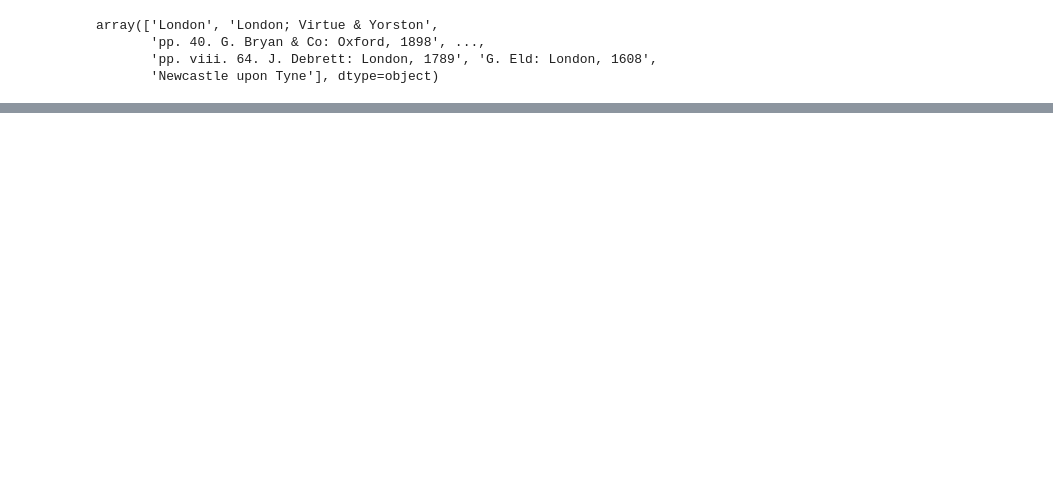
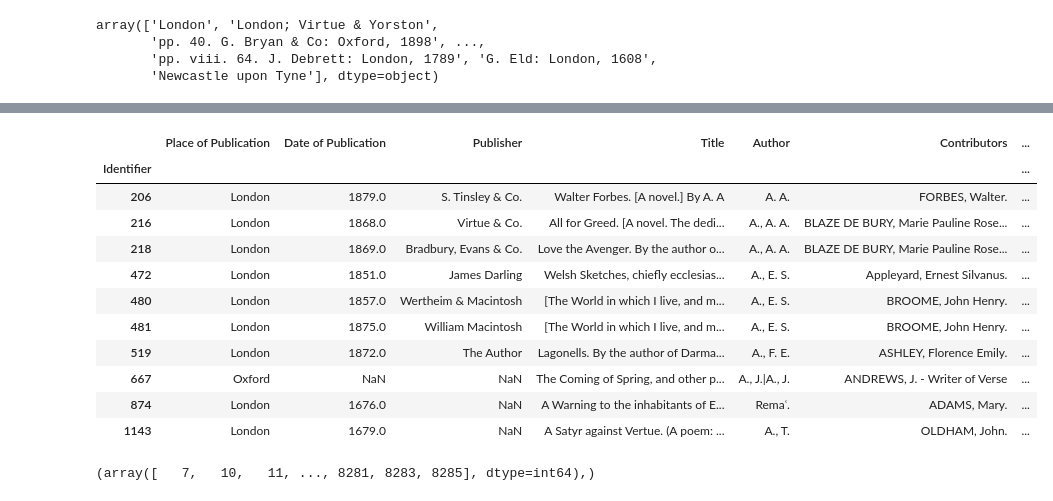
Before and after one commit to vijaypatha/02_ScientificStack_0719, a Jupyter notebook: Data_Cleaning/Project1/Pythonic Data Cleaning With Pandas and NumPy.ipynb, the cells around one changed output, grey strips where cells are left out. Saved outputs shown, nothing was run; the diff lists cells and outputs as text; code cells hidden in the pictures; blank space fills up the shorter version.

Commit message:
np.where

```diff
--- a/Data_Cleaning/Project1/Pythonic Data Cleaning With Pandas and NumPy.ipynb
+++ b/Data_Cleaning/Project1/Pythonic Data Cleaning With Pandas and NumPy.ipynb
@@ -175,3 +201,7 @@ array(['London', 'London; Virtue & Yorston',
        'pp. 40. G. Bryan & Co: Oxford, 1898', ...,
        'pp. viii. 64. J. Debrett: London, 1789', 'G. Eld: London, 1608',
        'Newcastle upon Tyne'], dtype=object)
+# %%
+pub = df['Place of Publication']
+london = pub.str.contains('London')
+london[:10]
@@ -177,0 +221,3 @@ array(['London', 'London; Virtue & Yorston',
+# %%
+oxford = pub.str.contains('Oxford')
+oxford[0:10]
@@ -187,4 +248,6 @@ np.where(condition1, x1,
 # %%
-df['Place of Publication'] = np.where(london,'London',np.where(oxford, 'Oxford'))
-dfdf['Place of Publication']
+df['Place of Publication'] = np.where(london, 'London',
+                                      np.where(oxford, 'Oxford',
+                                               pub.str.replace('-', ' ')))
+df['Place of Publication'].head(15)
 # %% [output]
@@ -191,0 +271,25 @@ NameError: name 'london' is not defined
+# %%
+df.head(5)
+# %% [output]
+|  | Place of Publication | Date of Publication | Publisher | Title | Author | Contributors | ... |
+| Identifier |  |  |  |  |  |  | ... |
+| 206 | London | 1879.0 | S. Tinsley & Co. | Walter Forbes. [A novel.] By A. A | A. A. | FORBES, Walter. | ... |
+| 216 | London | 1868.0 | Virtue & Co. | All for Greed. [A novel. The dedi... | A., A. A. | BLAZE DE BURY, Marie Pauline Rose... | ... |
+| 218 | London | 1869.0 | Bradbury, Evans & Co. | Love the Avenger. By the author o... | A., A. A. | BLAZE DE BURY, Marie Pauline Rose... | ... |
+| 472 | London | 1851.0 | James Darling | Welsh Sketches, chiefly ecclesias... | A., E. S. | Appleyard, Ernest Silvanus. | ... |
+| 480 | London | 1857.0 | Wertheim & Macintosh | [The World in which I live, and m... | A., E. S. | BROOME, John Henry. | ... |
+| 481 | London | 1875.0 | William Macintosh | [The World in which I live, and m... | A., E. S. | BROOME, John Henry. | ... |
+| 519 | London | 1872.0 | The Author | Lagonells. By the author of Darma... | A., F. E. | ASHLEY, Florence Emily. | ... |
+| 667 | Oxford | NaN | NaN | The Coming of Spring, and other p... | A., J.|A., J. | ANDREWS, J. - Writer of Verse | ... |
+| 874 | London | 1676.0 | NaN | A Warning to the inhabitants of E... | Remaʿ. | ADAMS, Mary. | ... |
+| 1143 | London | 1679.0 | NaN | A Satyr against Vertue. (A poem: ... | A., T. | OLDHAM, John. | ... |
+# %%
+'''
+>>> a = np.arange(5,10)
+>>> np.where(a < 8)       # tell me where in a, entries are < 8
+(array([0, 1, 2]),)       # answer: entries indexed by 0, 1, 2
+
+'''
+np.where(df['Place of Publication'] == 'London',)
+# %% [output]
+(array([   7,   10,   11, ..., 8281, 8283, 8285], dtype=int64),)
```
Also changed, not shown: parts of 6 cells of this notebook.
